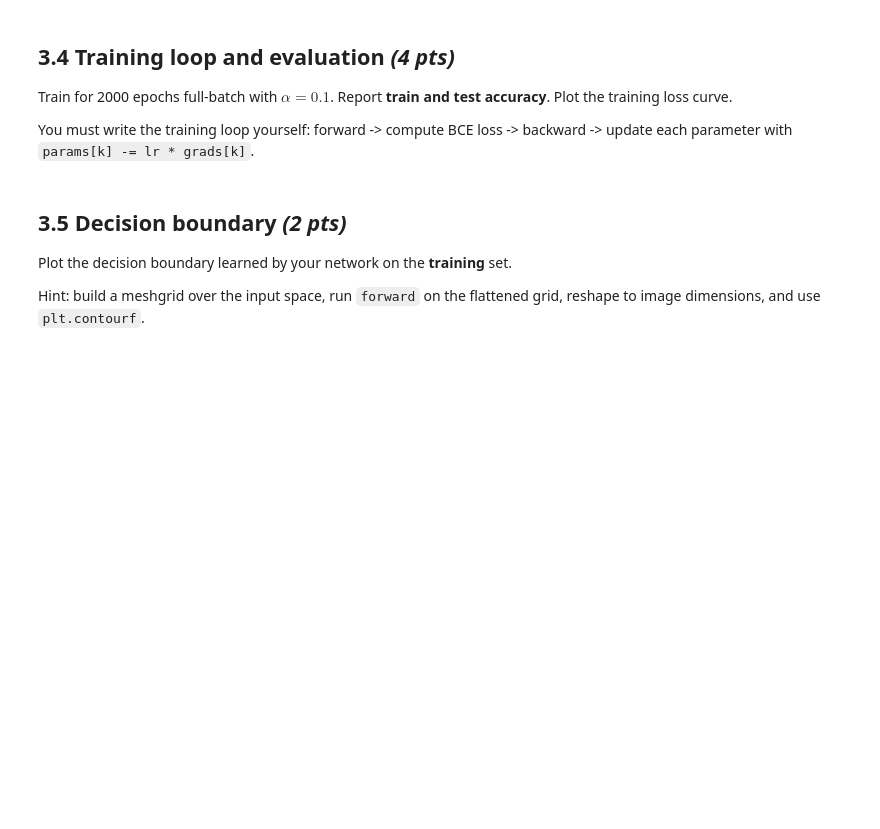
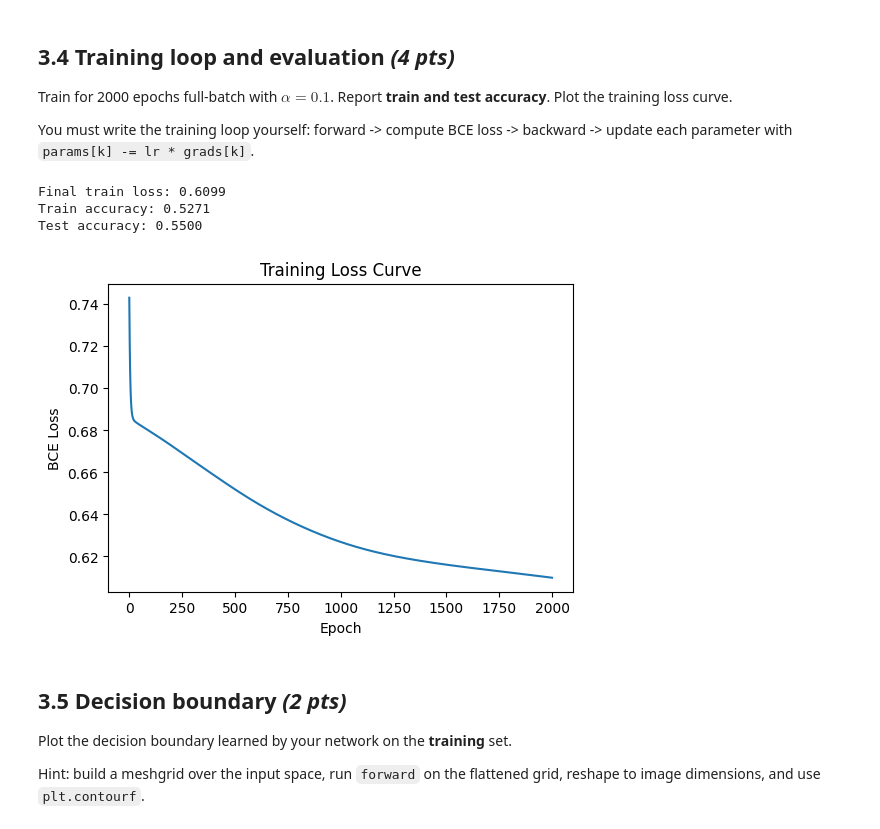
Before and after one commit to SusanaGonzales/Personal, a Jupyter notebook: homework_1/code-Part 2.ipynb, the cells around one changed output. Cells and saved outputs as stored; diff of their text form; code cells hidden in the pictures; blank space fills up the shorter version.

```diff
--- a/homework_1/code-Part 2.ipynb
+++ b/homework_1/code-Part 2.ipynb
@@ -436,9 +507,3 @@ combine nicely):
 - $\dfrac{\partial \mathcal{L}}{\partial \mathbf{b}_1} = \dfrac{1}{N} \mathbf{1}^\top \delta_1$
 
 where $\delta_2$ has shape `(N, 1)` and $\delta_1$ has shape `(N, H)`.
-# %%
-# 3.3 - Backward pass
-def backward(y, cache, params):
-    \"\"\"Return dict with gradients dW1, db1, dW2, db2.\"\"\"
-    # TODO
-    raise NotImplementedError("Complete backward")
@@ -460,3 +551,60 @@ raise NotImplementedError("Complete the training loop")
+# %%
+# 3.4 - Manual training loop
+# TODO: implement the loop. After training, compute and print:
+#   - final train loss
+#   - train accuracy and test accuracy (threshold 0.5 on y_hat)
+# and plot the loss curve.
+
+params = init_params(input_dim=2, hidden_dim=16, seed=SEED)
+
+lr = 0.1
+n_epochs = 2000
+loss_history = []
+
+def bce_np(y_hat, y):
+    eps = 1e-7
+    return -np.mean(y * np.log(y_hat + eps) + (1 - y) * np.log(1 - y_hat + eps))
+
+def accuracy_np(X, y, params):
+    y_hat, _ = forward(X, params)
+    y_pred = (y_hat >= 0.5).astype(np.float32)
+    return np.mean(y_pred == y)
+
+for epoch in range(n_epochs):
+    # Forward
+    y_hat, cache = forward(X_tr, params)
+
+    # BCE Loss
+    loss = bce_np(y_hat, y_tr)
+    loss_history.append(loss)
+
+    # Backward
+    grads = backward(y_tr, cache, params)
+
+    # Manual parameter update
+    for k in params:
+        params[k] -= lr * grads[k]
+
+train_acc = accuracy_np(X_tr, y_tr, params)
+test_acc = accuracy_np(X_te, y_te, params)
+
+print(f"Final train loss: {loss_history[-1]:.4f}")
+print(f"Train accuracy: {train_acc:.4f}")
+print(f"Test accuracy: {test_acc:.4f}")
+
+plt.figure(figsize=(6, 4))
+plt.plot(loss_history)
+plt.title("Training Loss Curve")
+plt.xlabel("Epoch")
+plt.ylabel("BCE Loss")
+plt.show()
+
+#raise NotImplementedError("Complete the training loop")
+# %% [output]
+Final train loss: 0.6099
+Train accuracy: 0.5271
+Test accuracy: 0.5500
+[figure, added]
 # %% [markdown]
 ## 3.5 Decision boundary *(2 pts)*
 
```
Also changed, not shown: parts of 29 cells of this notebook.
